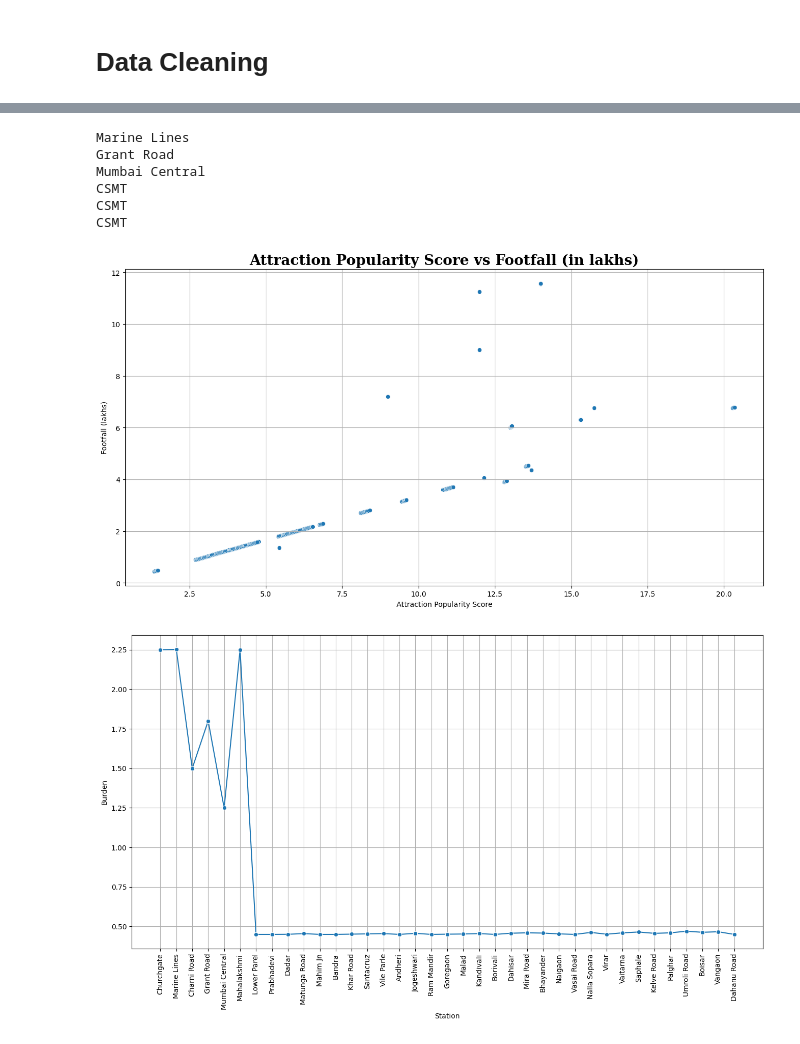
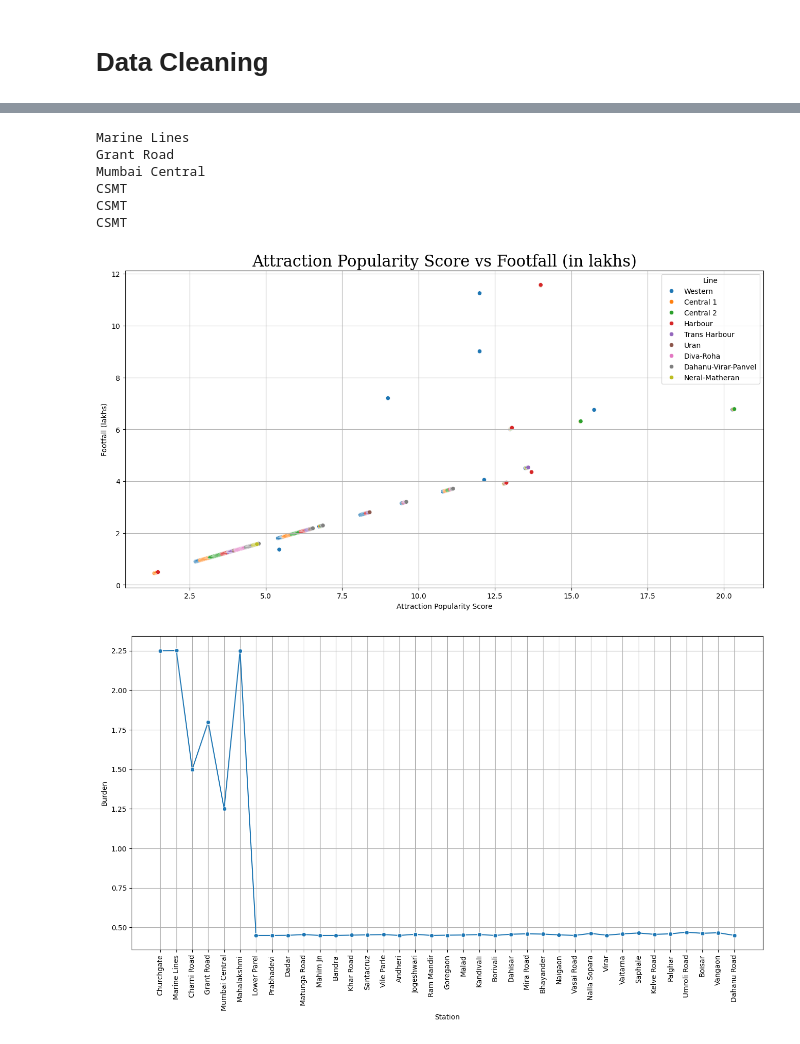
Before and after one commit to Keshav-goyal006/CnA-Project, a Jupyter notebook: CnA_final.ipynb, the cells around one changed output, grey strips where cells are left out. Saved outputs shown, nothing was run; the diff lists cells and outputs as text; code cells hidden in the pictures.

```diff
--- a/CnA_final.ipynb
+++ b/CnA_final.ipynb
@@ -6,9 +6,10 @@ import numpy as np
 import matplotlib.pyplot as plt
 import seaborn as sns
 
-df = pd.read_csv('Mumbai_Train_final.csv')
+df = pd.read_csv('CnA-Project/Mumbai_train_final.csv')
 df['Burden'] = df['Footfall (lakhs)']/df['Platforms']
 
+df['Age'] = 2025 - df['Year of Opening']
 k = (df['Platforms'].sum()/df.shape[0]).astype(int)
 k2 = (df['Tracks'].sum()/df.shape[0]).astype(int)
 
@@ -16,3 +17,5 @@ df['Platforms'] = df['Platforms'].fillna(k)
 df['Tracks'] = df['Tracks'].fillna(k2)
 df['Distance From Previous of the Line'] = df['Distance From Previous of the Line'].replace('[KM]','',regex = True).astype(int)
 df['Time taken From Previous of the Line'] = df['Time taken From Previous of the Line'].replace('[min]','',regex = True).astype(int)
+
+df
@@ -19,22 +36,22 @@ df['Time taken From Previous of the Line'] = df['Time taken From Previous of the
 # %%
 plt.figure(figsize = (16,8))
 
-sns.scatterplot(x = 'Attraction Popularity Score',y = 'Footfall (lakhs)',data = df,label = '',marker = 'o')
+hue_order = ['Western','Central 1','Central 2','Harbour','Uran','Trans Harbour','Diva-Roha','Dahanu-Virar-Panvel','Neral-Matheran']
+sns.scatterplot(x = 'Attraction Popularity Score',y = 'Footfall (lakhs)',hue = 'Line',data = df,marker = 'o')
 for i in range(1,202):
     if (df.iloc[i,8]>7):
         print(df.iloc[i,0])
-
-plt.title('Attraction Popularity Score vs Footfall (in lakhs)',fontdict = {'weight' :'bold','size' : 20,'family':'Serif'})
+plt.title('Attraction Popularity Score vs Footfall (in lakhs)',fontdict = {'size' : 22,'family':'Serif'})
 plt.grid()
 plt.show()
 # %% [output]
 Marine Lines
 Grant Road
 Mumbai Central
 CSMT
 CSMT
 CSMT
-[figure, old version]
+[figure, new version]
 # %%
 df1 = df[df['Line'] == 'Western']
 plt.figure(figsize = (16,8))
```
Also changed, not shown: parts of 41 cells of this notebook.
